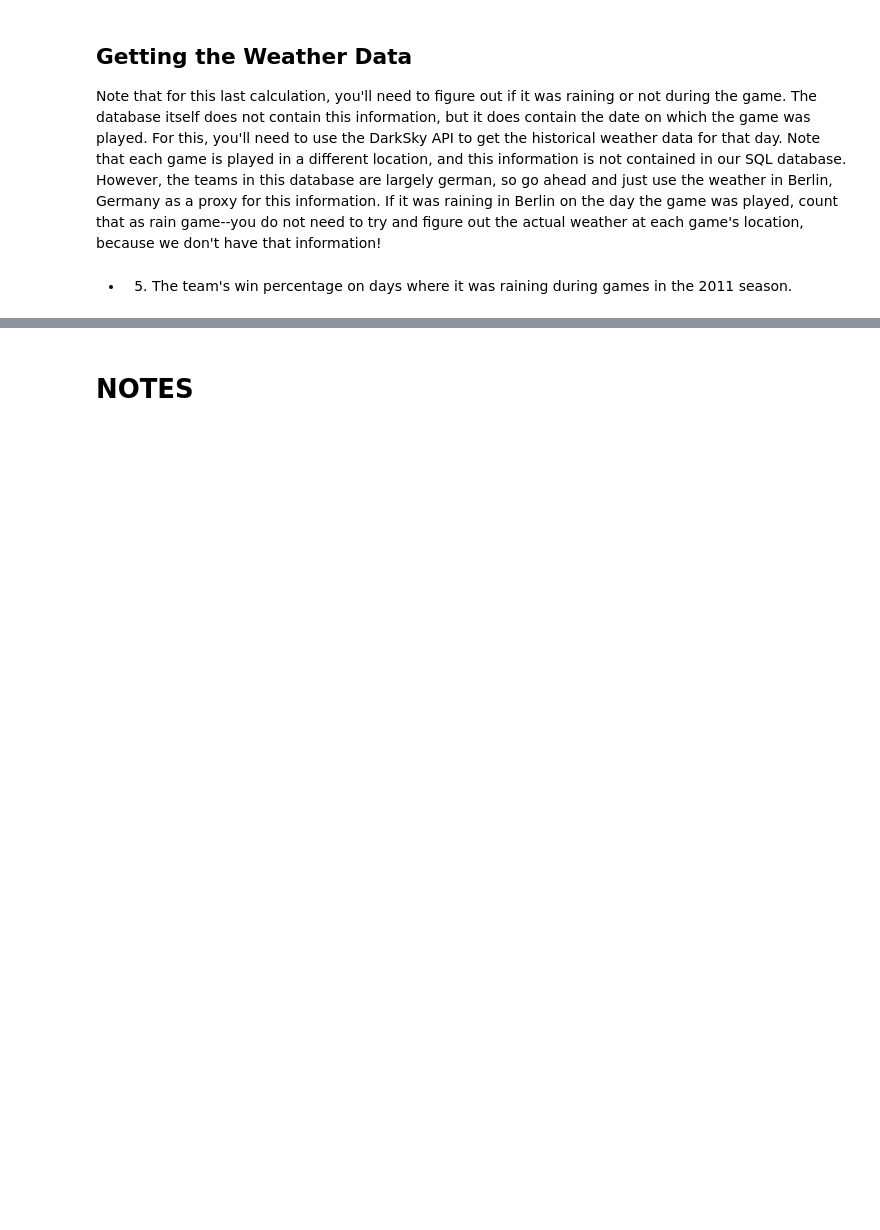
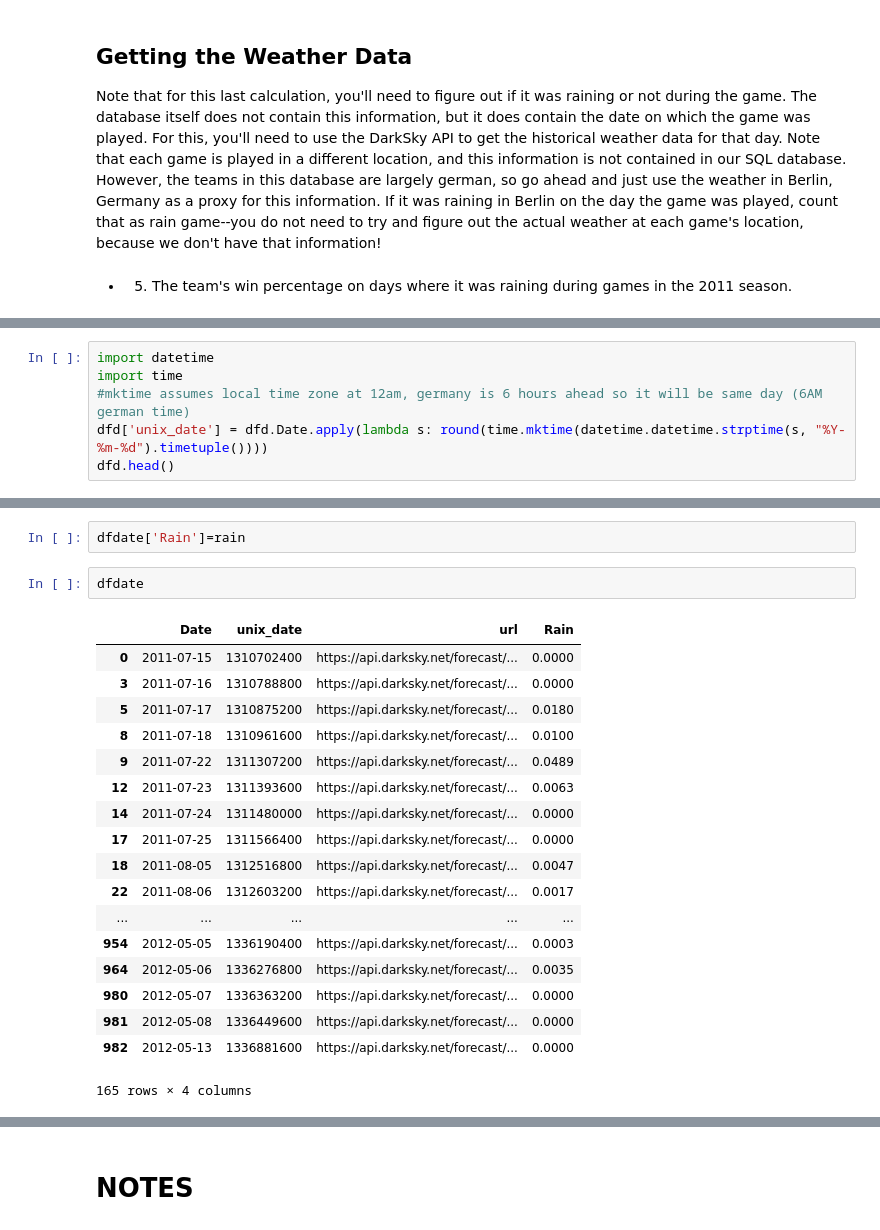
Before and after one commit to phoebetwong/flatiron_mod2proj, a Jupyter notebook: mod2lab_PW_noon.ipynb, the cells around one changed output, grey strips where cells are left out. Saved outputs shown, nothing was run; the diff lists cells and outputs as text; blank space fills up the shorter version.

```diff
--- a/mod2lab_PW_noon.ipynb
+++ b/mod2lab_PW_noon.ipynb
@@ -700,0 +714,6 @@ Note that for this last calculation, you'll need to figure out if it was raining
+# %%
+import datetime
+import time
+#mktime assumes local time zone at 12am, germany is 6 hours ahead so it will be same day (6AM german time)
+dfd['unix_date'] = dfd.Date.apply(lambda s: round(time.mktime(datetime.datetime.strptime(s, "%Y-%m-%d").timetuple())))
+dfd.head()
@@ -700,0 +788,23 @@ Note that for this last calculation, you'll need to figure out if it was raining
+# %%
+dfdate['Rain']=rain
+# %%
+dfdate
+# %% [output]
+|  | Date | unix_date | url | Rain |
+| 0 | 2011-07-15 | 1310702400 | https://api.darksky.net/forecast/... | 0.0000 |
+| 3 | 2011-07-16 | 1310788800 | https://api.darksky.net/forecast/... | 0.0000 |
+| 5 | 2011-07-17 | 1310875200 | https://api.darksky.net/forecast/... | 0.0180 |
+| 8 | 2011-07-18 | 1310961600 | https://api.darksky.net/forecast/... | 0.0100 |
+| 9 | 2011-07-22 | 1311307200 | https://api.darksky.net/forecast/... | 0.0489 |
+| 12 | 2011-07-23 | 1311393600 | https://api.darksky.net/forecast/... | 0.0063 |
+| 14 | 2011-07-24 | 1311480000 | https://api.darksky.net/forecast/... | 0.0000 |
+| 17 | 2011-07-25 | 1311566400 | https://api.darksky.net/forecast/... | 0.0000 |
+| 18 | 2011-08-05 | 1312516800 | https://api.darksky.net/forecast/... | 0.0047 |
+| 22 | 2011-08-06 | 1312603200 | https://api.darksky.net/forecast/... | 0.0017 |
+| ... | ... | ... | ... | ... |
+| 954 | 2012-05-05 | 1336190400 | https://api.darksky.net/forecast/... | 0.0003 |
+| 964 | 2012-05-06 | 1336276800 | https://api.darksky.net/forecast/... | 0.0035 |
+| 980 | 2012-05-07 | 1336363200 | https://api.darksky.net/forecast/... | 0.0000 |
+| 981 | 2012-05-08 | 1336449600 | https://api.darksky.net/forecast/... | 0.0000 |
+| 982 | 2012-05-13 | 1336881600 | https://api.darksky.net/forecast/... | 0.0000 |
+165 rows × 4 columns
```
Also changed, not shown: parts of 17 cells of this notebook, 2 other files.
